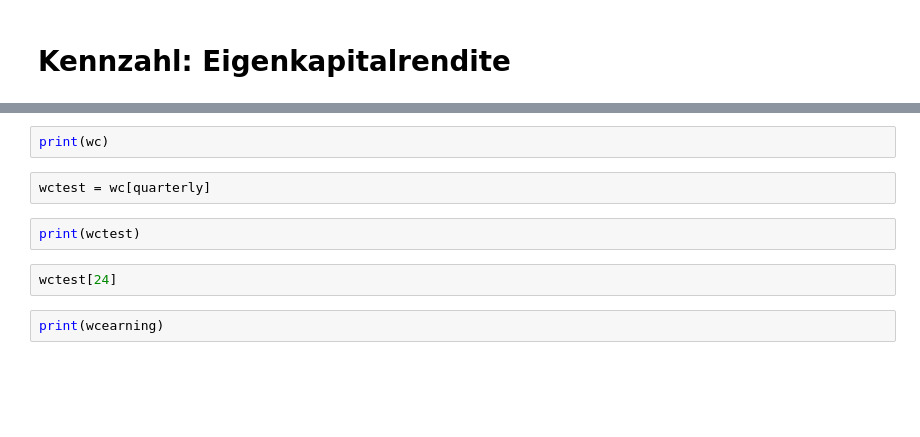
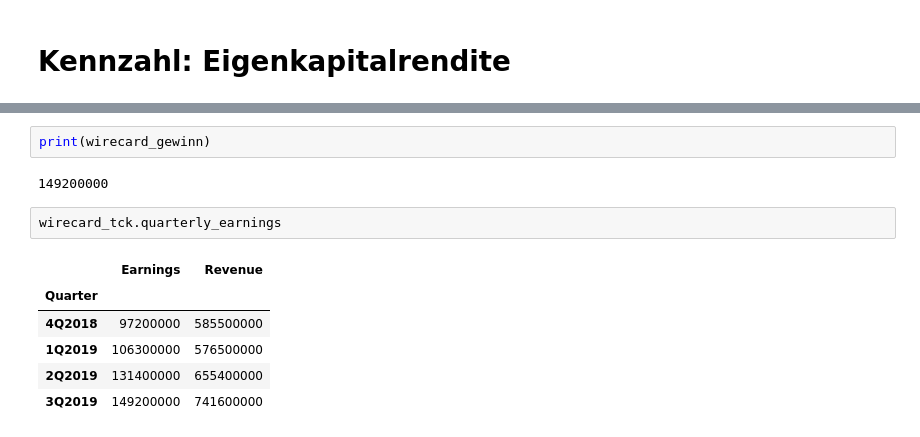
Before and after one commit to Guddeee/Aktien-Finder, a Jupyter notebook: Der Aktien-Finder.ipynb, the cells around one changed output, grey strips where cells are left out. Cells and saved outputs as stored; diff of their text form; blank space fills up the shorter version.

```diff
--- a/Der Aktien-Finder.ipynb
+++ b/Der Aktien-Finder.ipynb
@@ -1294,10 +1365,13 @@ wcearning = Wirecard.quarterly_earnings
 # %%
-print(wc)
+print(wirecard_gewinn)
+# %% [output]
+149200000
-# %%
-wctest = wc[quarterly]
-# %%
-print(wctest)
-# %%
-wctest[24]
-# %%
-print(wcearning)
+# %%
+wirecard_tck.quarterly_earnings
+# %% [output]
+|  | Earnings | Revenue |
+| Quarter |  |  |
+| 4Q2018 | 97200000 | 585500000 |
+| 1Q2019 | 106300000 | 576500000 |
+| 2Q2019 | 131400000 | 655400000 |
+| 3Q2019 | 149200000 | 741600000 |
```
Also changed, not shown: parts of 43 cells of this notebook.
